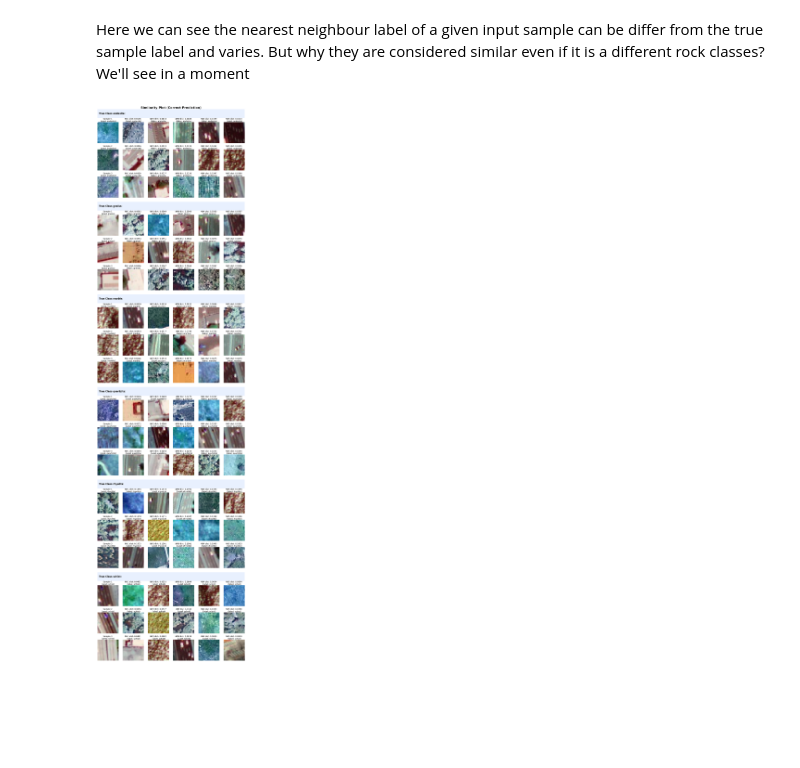
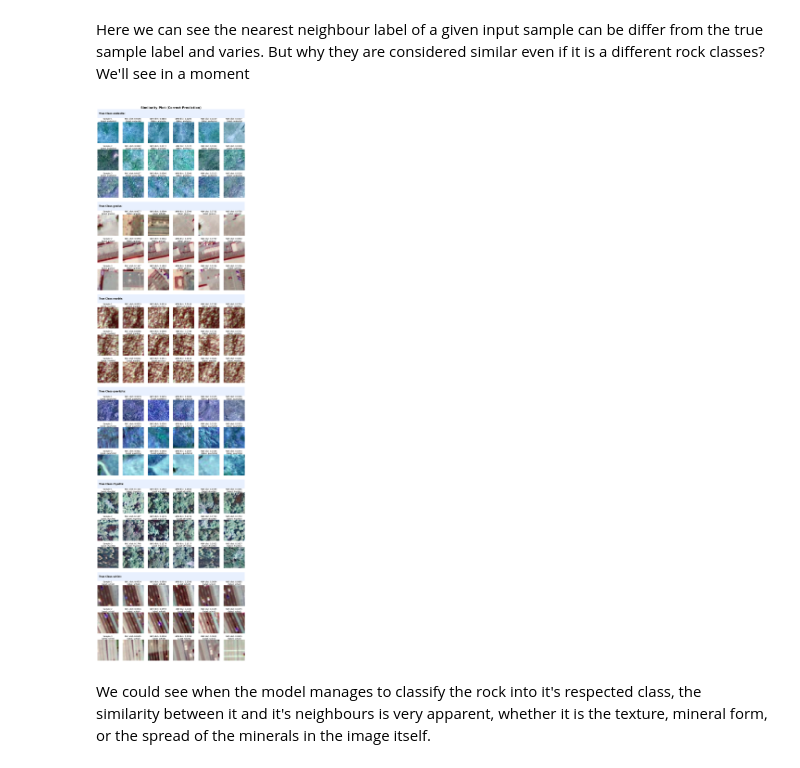
Before and after one commit to ada-my619/Rock-Classification, a Jupyter notebook: Rock_Classification.ipynb, the cells around one changed output. Cells and saved outputs as stored; diff of their text form; code cells hidden in the pictures; blank space fills up the shorter version.

```diff
--- a/Rock_Classification.ipynb
+++ b/Rock_Classification.ipynb
@@ -678,9 +701,10 @@ def build_embedding_space(model, dataloader, device):
 
     all_embeddings = []
     all_labels = []
+    all_indices = []
 
     with torch.no_grad():
-        for x, y in dataloader:
+        for x, y, idx in dataloader:
             x = x.to(device)
 
             h = model.features(x)
@@ -690,11 +714,13 @@ def build_embedding_space(model, dataloader, device):
 
             all_embeddings.append(emb.cpu())
             all_labels.append(y.cpu())
+            all_indices.append(idx.cpu())
 
     embeddings = torch.cat(all_embeddings, dim=0)
     labels = torch.cat(all_labels, dim=0)
+    indices = torch.cat(all_indices, dim=0)
 
-    return embeddings, labels
+    return embeddings, labels, indices
 # %%
-embeddings, labels = build_embedding_space(small_cnn, train_loader, device)
+embeddings, labels, embeddings_indices = build_embedding_space(small_cnn, train_loader, device)
 # %%
@@ -820,7 +845,7 @@ Get the correct test samples, here we get 3 samples for each class
 sample_num = 3
 top_neighbor_num = 5
 # %%
-test_sample_correct = get_test_samples(small_cnn, test_dataset, len(rock_dataset.classes), sample_num, "correct", is_pred=False)
+test_sample_correct = get_test_samples(small_cnn, indexed_test_dataset, len(rock_dataset.classes), sample_num, "correct", is_pred=False)
 # %%
 def embed_test_samples(model, samples_dict, device):
     model.eval()
@@ -1059,7 +1084,7 @@ def plot_similarity_with_headers(
             sample_id = sample_ids[s_i]
             neigh_dict = cls_items[sample_id]["neighbours"]
             sample_ent = cls_items[sample_id]
-
+            #print(sample_ent["x"].shape)
             # Query image (IMPORTANT: adjust indexing if needed)
             # xq, yq = test_dataset.dataset[sample_id]  # <-- if sample_id is base-dataset index
             xq, yq = test_dataset[sample_id]        # <-- use this if sample_id is subset index
@@ -1080,8 +1105,10 @@ def plot_similarity_with_headers(
 
                 nk = neigh_keys[j]
                 db_idx = neigh_dict[nk]["idx"]
+                real_neigh_idx = embeddings_indices[db_idx]
 
-                xn, yn = db_dataset[db_idx]
+                xn, yn, idk = db_dataset[real_neigh_idx]
+                # print(idk, real_neigh_idx)
                 axn.imshow(_prep_img(xn))
                 axn.set_title(f"NN{j+1} dist: {neigh_dict[nk]["distance"]:.4f} \n (label: {class_names[neigh_dict[nk]["label"]]})", fontsize=10, pad=2)
 
@@ -1098,18 +1125,20 @@ def plot_similarity_with_headers(
 # %%
 plot_similarity_with_headers(
     test_correct_plot=test_correct_plot,
     test_dataset=test_dataset,
-    db_dataset=train_dataset,            # Dataset where the neighbour data comes from
+    db_dataset=indexed_train_dataset,            # Dataset where the neighbour data comes from
     class_names=rock_dataset.classes,
     top_neighbor_num=5,
     sample_num=3,
     header_color="#E8F0FE",
     between_class_space=0.35,
     between_sample_space=0.10,
     title="Correct"
 )
 # %% [output]
-[figure, old version]
+[figure, new version]
+# %% [markdown]
+We could see when the model manages to classify the rock into it's respected class, the similarity between it and it's neighbours is very apparent, whether it is the texture, mineral form, or the spread of the minerals in the image itself.
 # %%
 plot_similarity_with_headers(
     test_correct_plot=test_wrong_plot,
```
Also changed, not shown: parts of 41 cells of this notebook.
